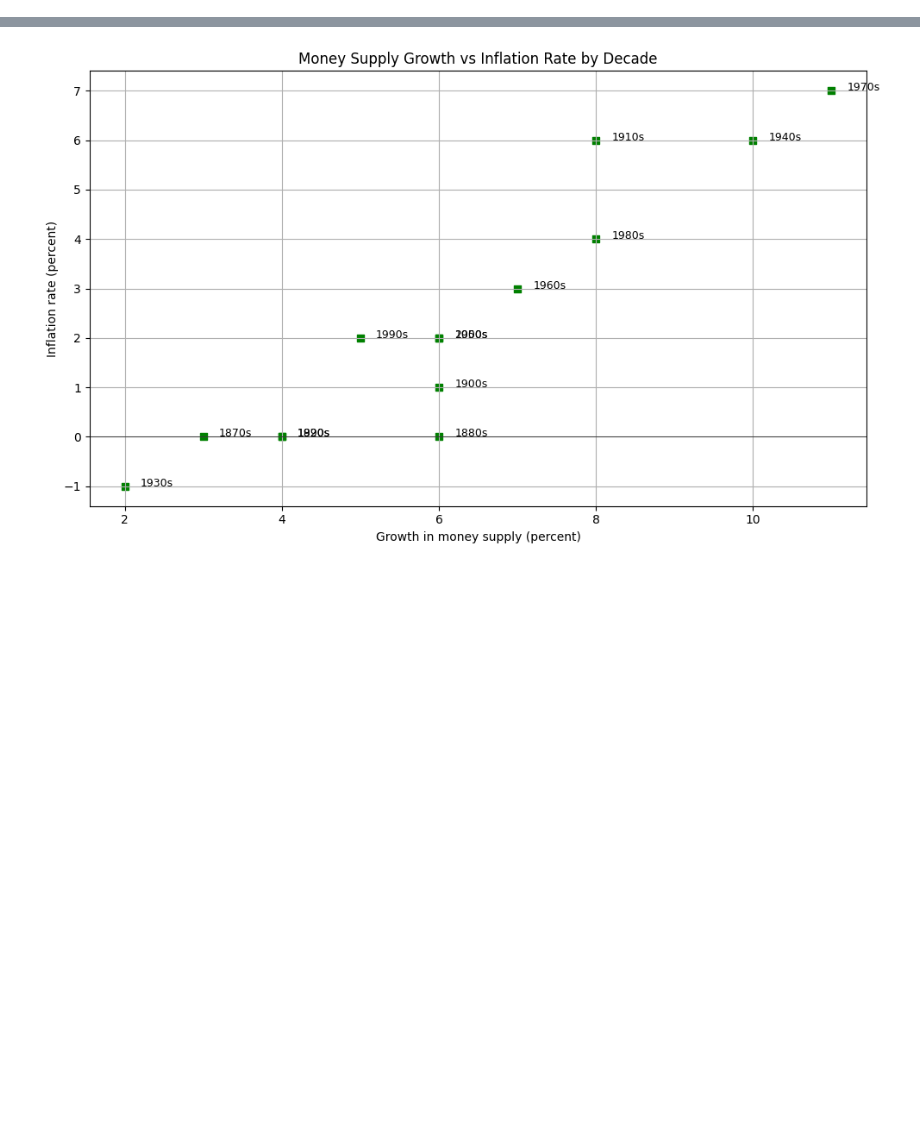
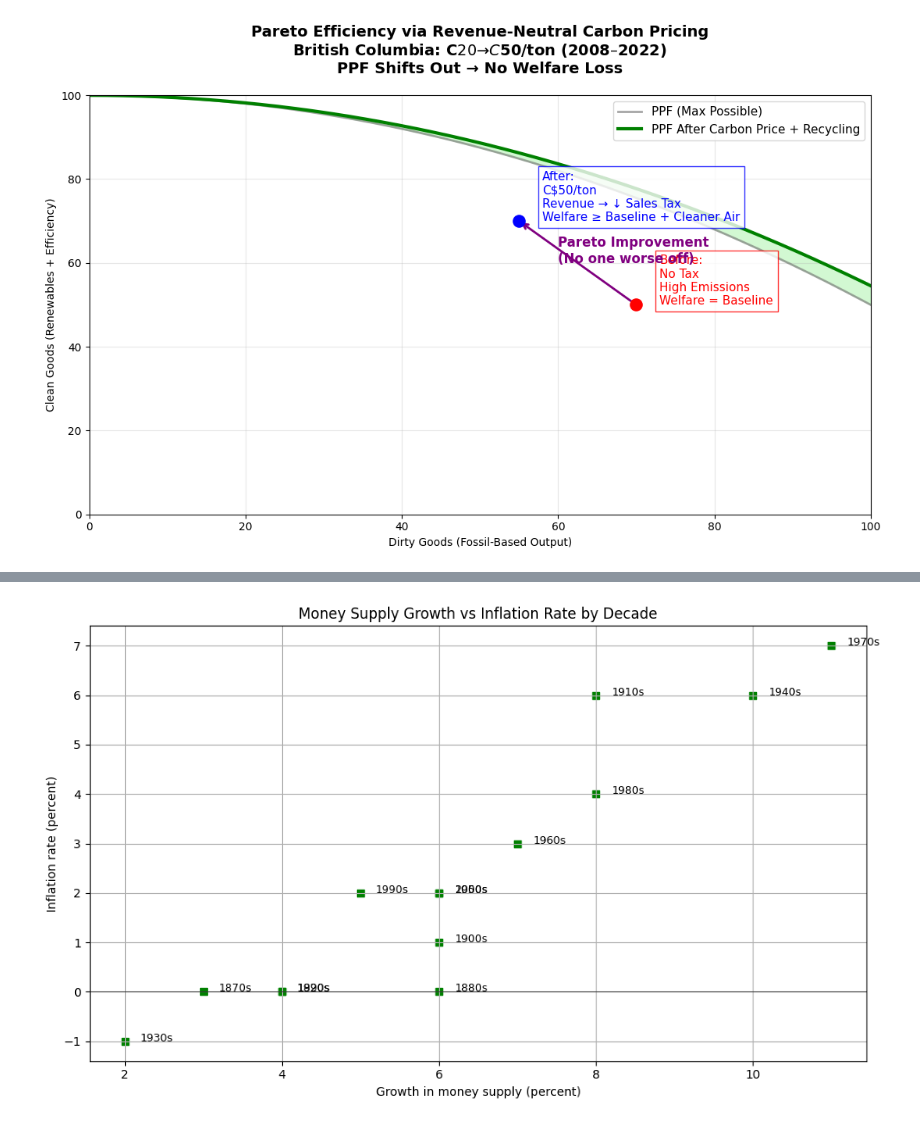
Before and after one commit to DINESHKUMARMURUGAN/econ690, a Jupyter notebook: Assignment-Part-1.ipynb, the cells around one changed output, grey strips where cells are left out. Cells and saved outputs as stored; diff of their text form; code cells hidden in the pictures; blank space fills up the shorter version.

```diff
--- a/Assignment-Part-1.ipynb
+++ b/Assignment-Part-1.ipynb
@@ -0,0 +131,64 @@
+# %%
+# PPF Shift: Before vs After British Columbia's Revenue-Neutral Carbon Tax
+# Before: High emissions, no tax
+# After:  C$50/ton → revenue recycled → lower sales tax → no welfare loss
+
+import matplotlib.pyplot as plt
+import numpy as np
+
+# Production Possibility Frontier
+Q = np.linspace(0, 100, 500)
+
+# BEFORE: No carbon price → inefficient (inside PPF)
+ppf_max = 100 - (Q**2) / 200
+point_before = (70, 50)  # High dirty goods, low clean goods
+
+# AFTER: C$50/ton + revenue recycling → PPF shifts out
+ppf_after = 100 - (Q**2) / 220  # Efficiency gain from clean tech + recycling
+point_after = (55, 70)   # Lower dirty, higher clean → Pareto improvement
+
+# Plot
+plt.figure(figsize=(11, 7))
+
+# PPFs
+plt.plot(Q, ppf_max, label='PPF (Max Possible)', color='gray', linewidth=2, alpha=0.7)
+plt.plot(Q, ppf_after, label='PPF After Carbon Price + Recycling', color='green', linewidth=3)
+plt.fill_between(Q, ppf_max, ppf_after, color='lightgreen', alpha=0.4)
+
+# Before point
+plt.scatter(*point_before, color='red', s=120, zorder=5)
+plt.text(point_before[0]+3, point_before[1],
+         'Before:\nNo Tax\nHigh Emissions\nWelfare = Baseline',
+         fontsize=11, color='red', ha='left',
+         bbox=dict(facecolor='white', edgecolor='red', alpha=0.8))
+
+# After point
+plt.scatter(*point_after, color='blue', s=120, zorder=5)
+plt.text(point_after[0]+3, point_after[1],
+         'After:\nC$50/ton\nRevenue → ↓ Sales Tax\nWelfare ≥ Baseline + Cleaner Air',
+         fontsize=11, color='blue', ha='left',
+         bbox=dict(facecolor='white', edgecolor='blue', alpha=0.8))
+
+# Labels
+plt.title('Pareto Efficiency via Revenue-Neutral Carbon Pricing\n'
+          'British Columbia: C$20 → C$50/ton (2008–2022)\n'
+          'PPF Shifts Out → No Welfare Loss',
+          fontsize=14, fontweight='bold', pad=20)
+plt.xlabel('Dirty Goods (Fossil-Based Output)')
+plt.ylabel('Clean Goods (Renewables + Efficiency)')
+plt.legend(fontsize=11)
+plt.grid(True, alpha=0.3)
+plt.xlim(0, 100)
+plt.ylim(0, 100)
+
+# Annotation arrow
+plt.annotate('', xy=point_after, xytext=point_before,
+             arrowprops=dict(arrowstyle='->', color='purple', lw=2),
+             fontsize=12, color='purple')
+plt.text(60, 60, 'Pareto Improvement\n(No one worse off)',
+         fontsize=12, color='purple', fontweight='bold')
+
+plt.tight_layout()
+plt.show()
+# %% [output]
+[figure, added]
```
Also changed, not shown: parts of 36 cells of this notebook.
